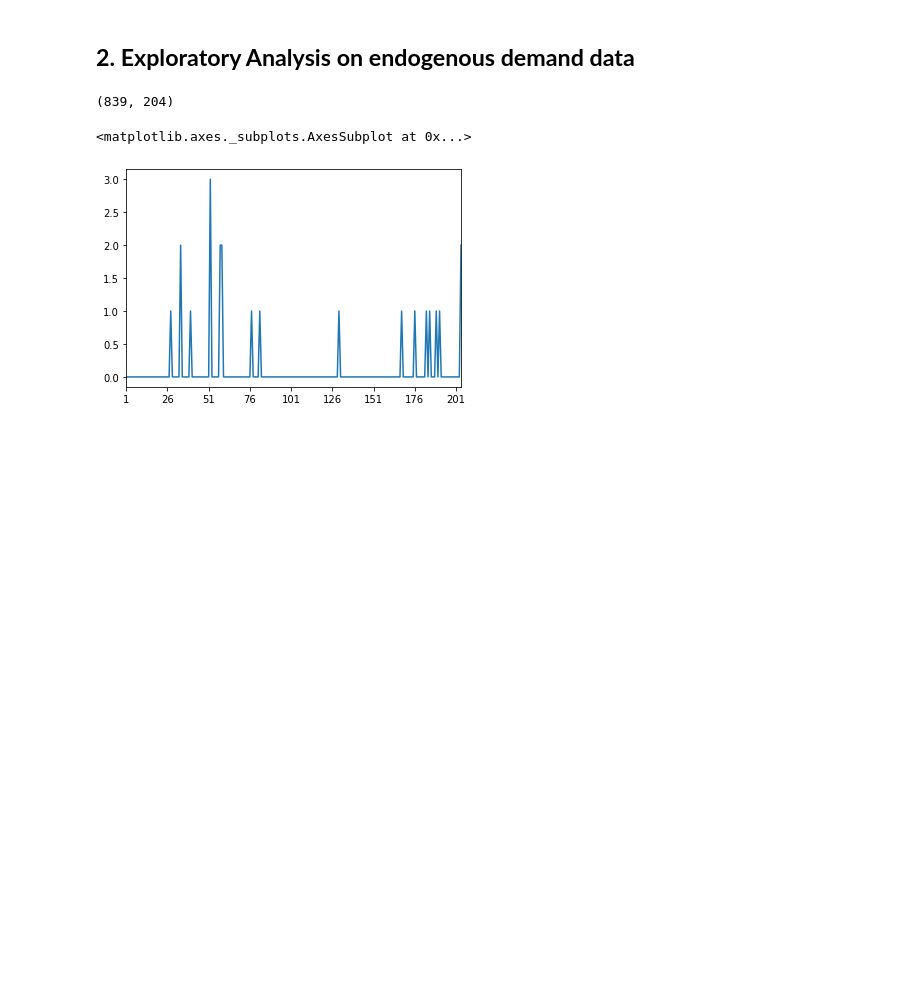
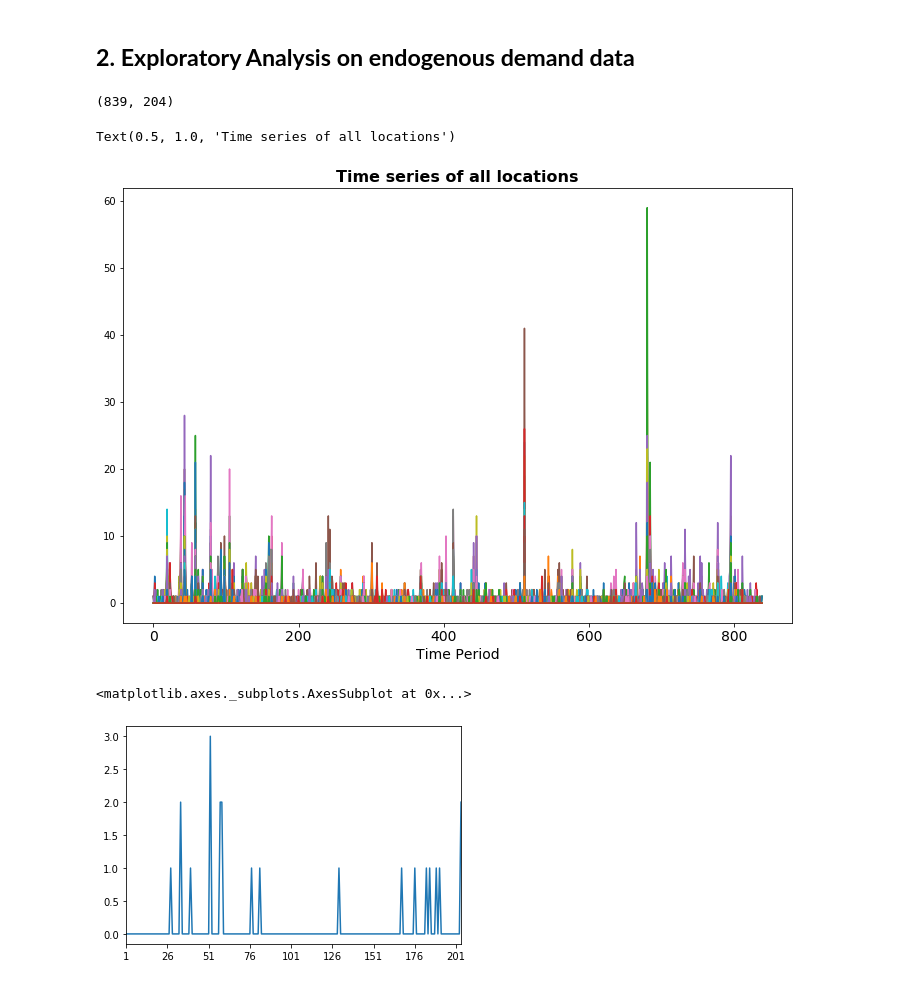
Before and after one commit to Angps1995/Spatial-Temporal-Models-for-delivery-demand-forecast, a Jupyter notebook: Models/ExploratoryAnalysis.ipynb, the cells around one changed output. Cells and saved outputs as stored; diff of their text form; code cells hidden in the pictures; blank space fills up the shorter version.

```diff
--- a/Models/ExploratoryAnalysis.ipynb
+++ b/Models/ExploratoryAnalysis.ipynb
@@ -41,6 +41,15 @@ endo_df = df.iloc[:839,:]
 endo_df.shape
 # %% [output]
 (839, 204)
+# %%
+plt.figure(figsize=(12,8))
+plt.plot(endo_df)
+plt.xlabel("Time Period", fontsize = 14)
+plt.xticks(fontsize = 14)
+plt.title("Time series of all locations", fontsize = 16, fontweight = 'bold')
+# %% [output]
+Text(0.5, 1.0, 'Time series of all locations')
+[figure, added]
 # %%
 endo_df.iloc[315,:].plot()
 # %% [output]
```
Also changed, not shown: parts of 2 cells of this notebook, 22 other files.
